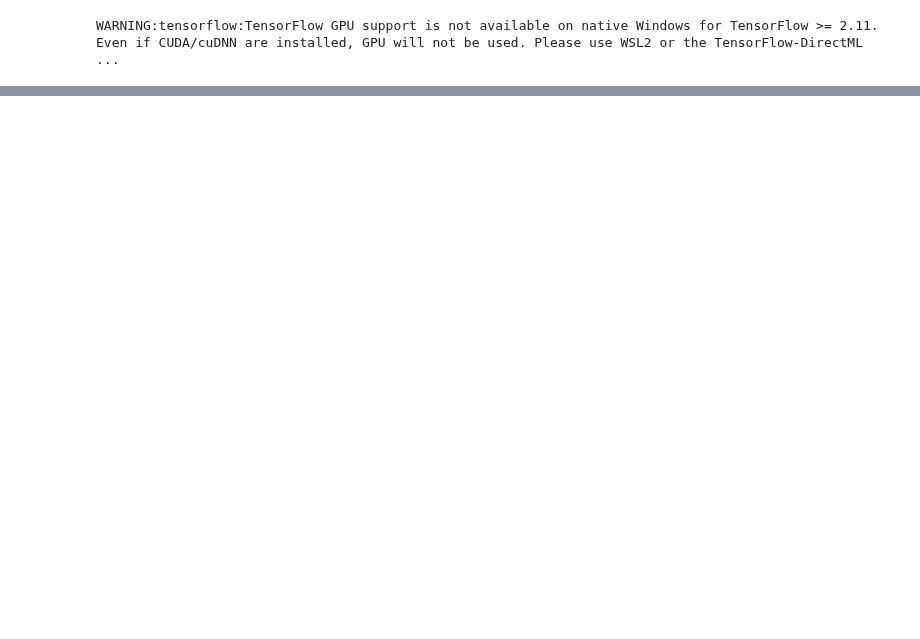
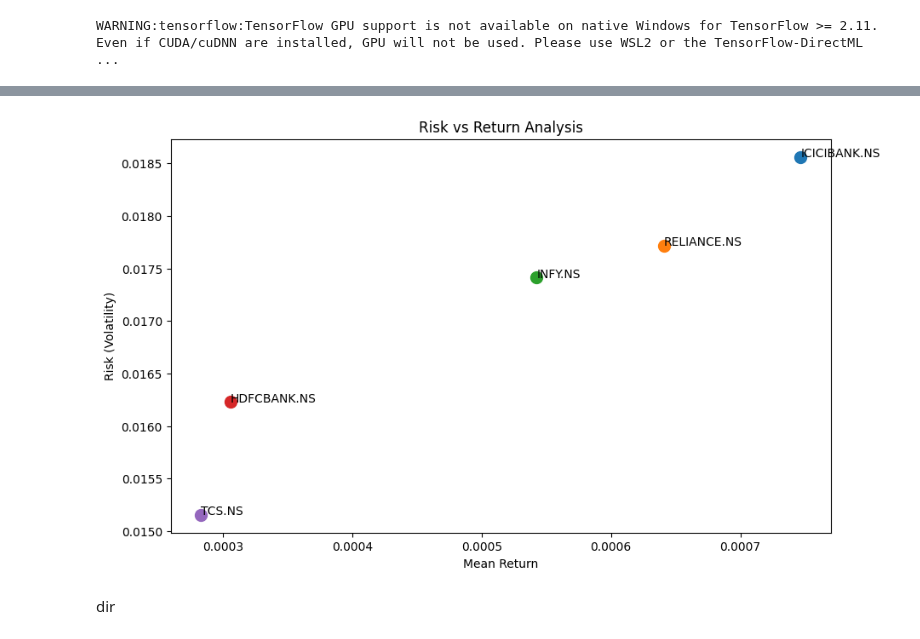
Before and after one commit to meetr2610-max/indian-stock-analysis, a Jupyter notebook: stock-market.ipynb, the cells around one changed output, grey strips where cells are left out. Drawn from its saved outputs; the diff is of its cells as text; code cells hidden in the pictures; blank space fills up the shorter version.

Commit message:
Updated README and stock analysis notebook

```diff
--- a/stock-market.ipynb
+++ b/stock-market.ipynb
@@ -595,0 +569,8 @@ def stock_forecast(stock_series):
+# %%
+stocks = ['ICICIBANK.NS', 'RELIANCE.NS', 'INFY.NS','HDFCBANK.NS','TCS.NS']
+# %%
+comparison = pd.DataFrame()
+
+for stock in stocks:
+    data = yf.download(stock, start='2020-01-01')
+    comparison[stock] = data['Close']
@@ -595,0 +583,9 @@ def stock_forecast(stock_series):
+# %%
+returns = comparison.pct_change()
+# %%
+summary = pd.DataFrame({
+    'Mean Return': returns.mean(),
+    'Risk (Std Dev)': returns.std()
+})
+
+print(summary)
@@ -595,0 +607,25 @@ def stock_forecast(stock_series):
+# %%
+plt.figure(figsize=(10,6))
+
+for stock in summary.index:
+    plt.scatter(
+        summary.loc[stock, 'Mean Return'],
+        summary.loc[stock, 'Risk (Std Dev)'],
+        s=100
+    )
+
+    plt.text(
+        summary.loc[stock, 'Mean Return'],
+        summary.loc[stock, 'Risk (Std Dev)'],
+        stock
+    )
+
+plt.xlabel('Mean Return')
+plt.ylabel('Risk (Volatility)')
+plt.title('Risk vs Return Analysis')
+
+plt.show()
+# %% [output]
+[figure, added]
+# %% [markdown]
+dir
```
Also changed, not shown: parts of 32 cells of this notebook, 3 other files.
